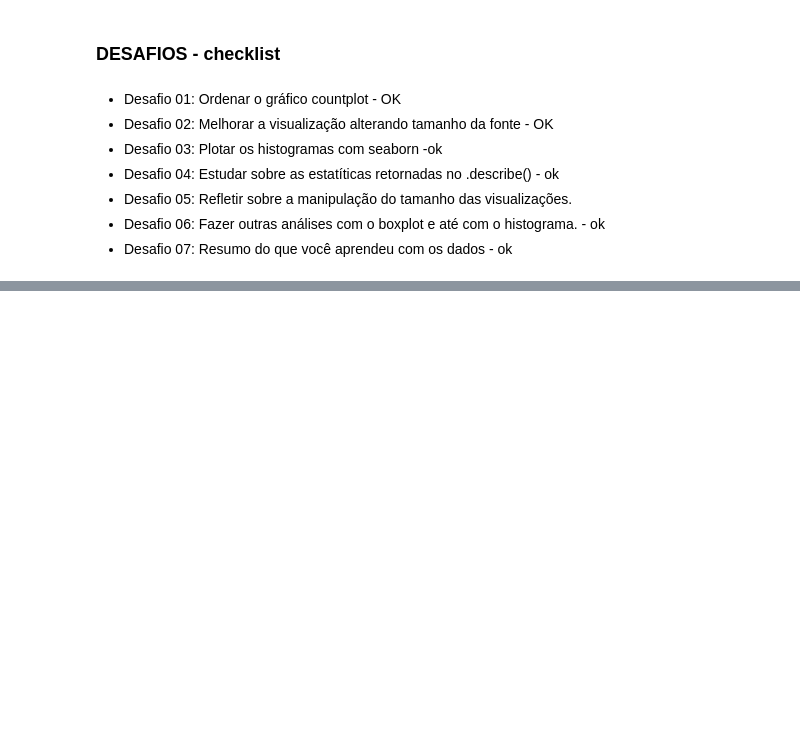
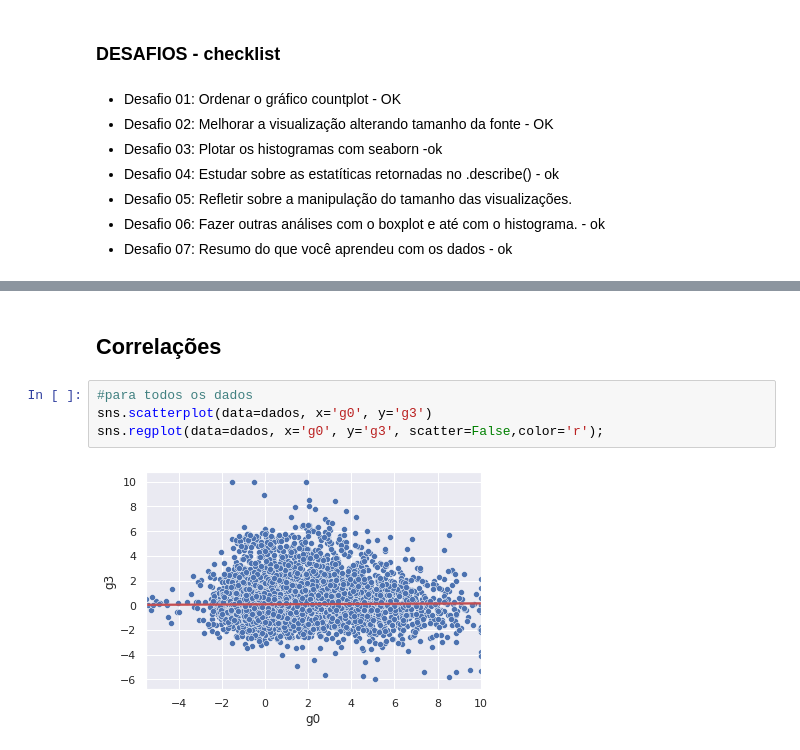
Before and after one commit to ClarisseAlvarenga/Imersao_Alura_3_edicao, a Jupyter notebook: Imersão_Dados_III_Alura_Clarisse.ipynb, the cells around one changed output, grey strips where cells are left out. Saved outputs shown, nothing was run; the diff lists cells and outputs as text; blank space fills up the shorter version.

```diff
--- a/Imersão_Dados_III_Alura_Clarisse.ipynb
+++ b/Imersão_Dados_III_Alura_Clarisse.ipynb
@@ -474,0 +622,8 @@ ax.axvline(x=dados.query('tratamento == "com_controle"')['g19'].median());
+# %% [markdown]
+## **Correlações**
+# %%
+#para todos os dados
+sns.scatterplot(data=dados, x='g0', y='g3')
+sns.regplot(data=dados, x='g0', y='g3', scatter=False,color='r');
+# %% [output]
+[figure, added]
```
Also changed, not shown: parts of 35 cells of this notebook.
